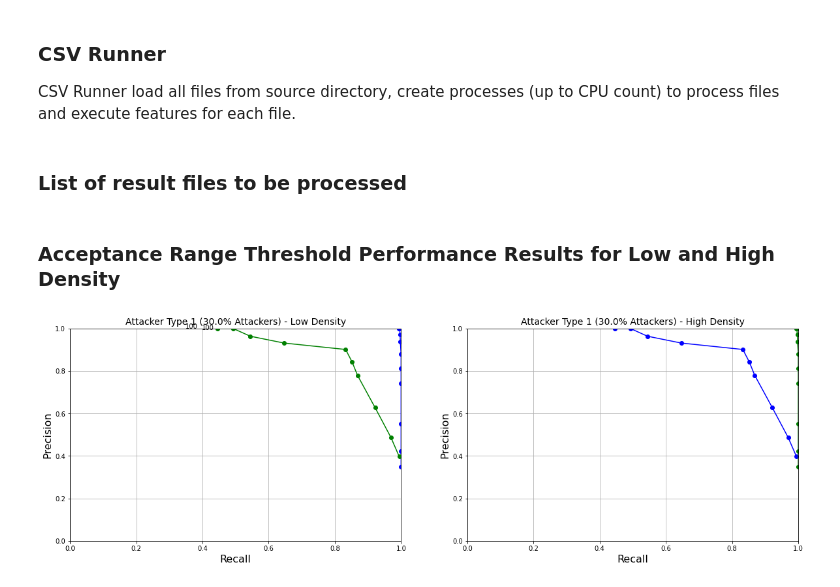
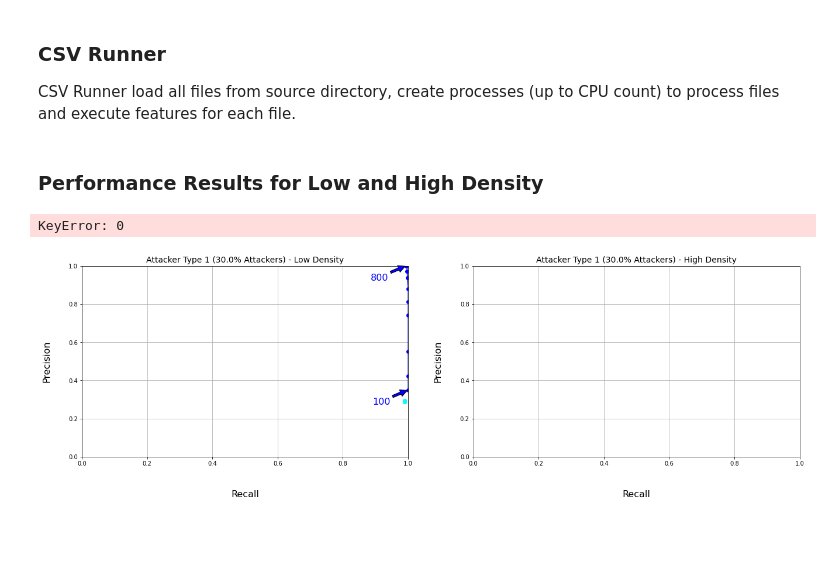
Before and after one commit to kenniston/ascend, a Jupyter notebook: examples/plausibility.ipynb, the cells around one changed output. Drawn from its saved outputs; the diff is of its cells as text; code cells hidden in the pictures; blank space fills up the shorter version.

```diff
--- a/examples/plausibility.ipynb
+++ b/examples/plausibility.ipynb
@@ -60,4 +86,2 @@ CsvRunner(
     idxfilter=file_filter
 ).process()
-# %% [markdown]
-### List of result files to be processed
@@ -66,6 +88,7 @@ result_files = [f for f in os.listdir(result_path) if os.path.isfile(f'{result_p
 # %% [markdown]
-### Acceptance Range Threshold Performance Results for Low and High Density
+### Performance Results for Low and High Density
 # %%
-ArtPeformanceResult.attacker1_result(result_path)
+PeformanceResult.attacker1_result(result_path)
 # %% [output]
+KeyError: 0
-[figure, old version]
+[figure, new version]
```
Also changed, not shown: parts of 7 cells of this notebook, 6 other files.
